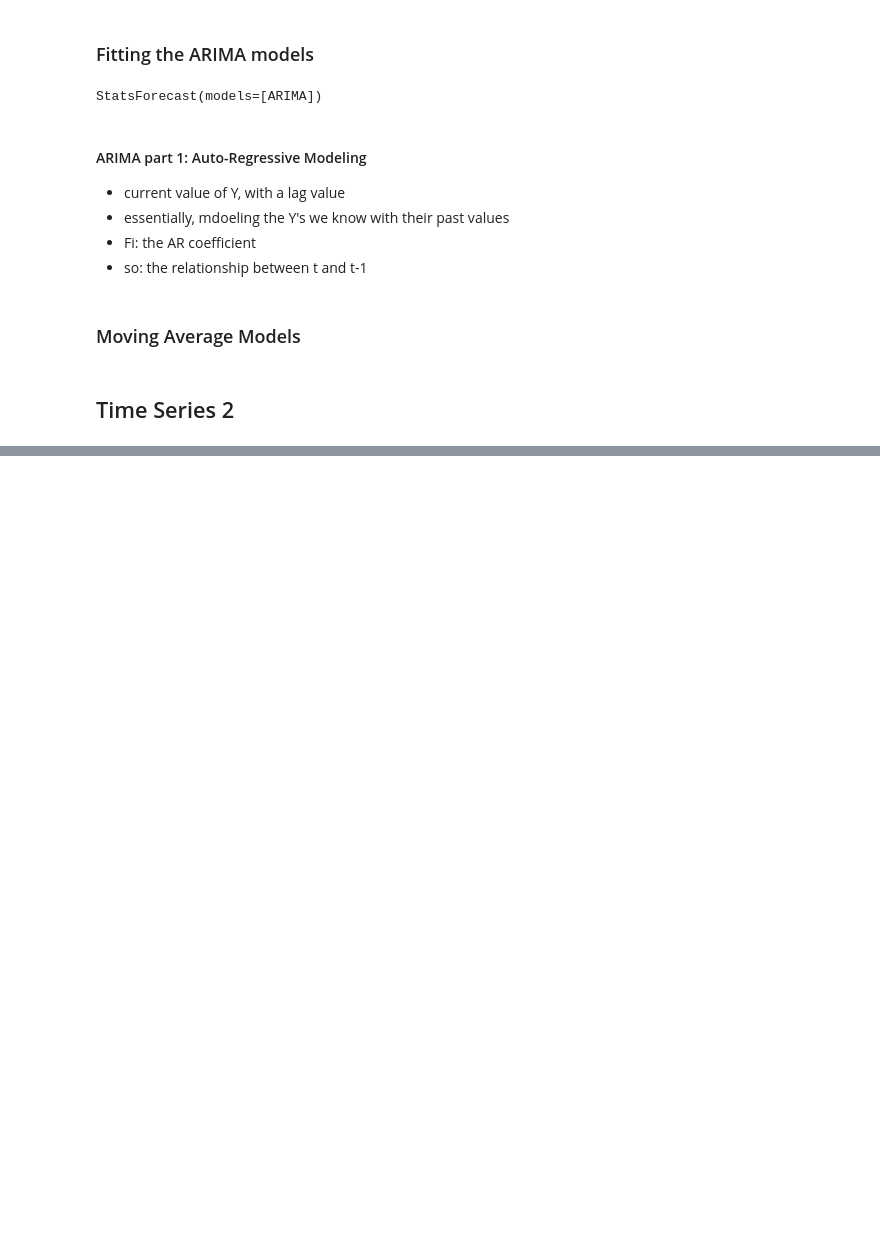
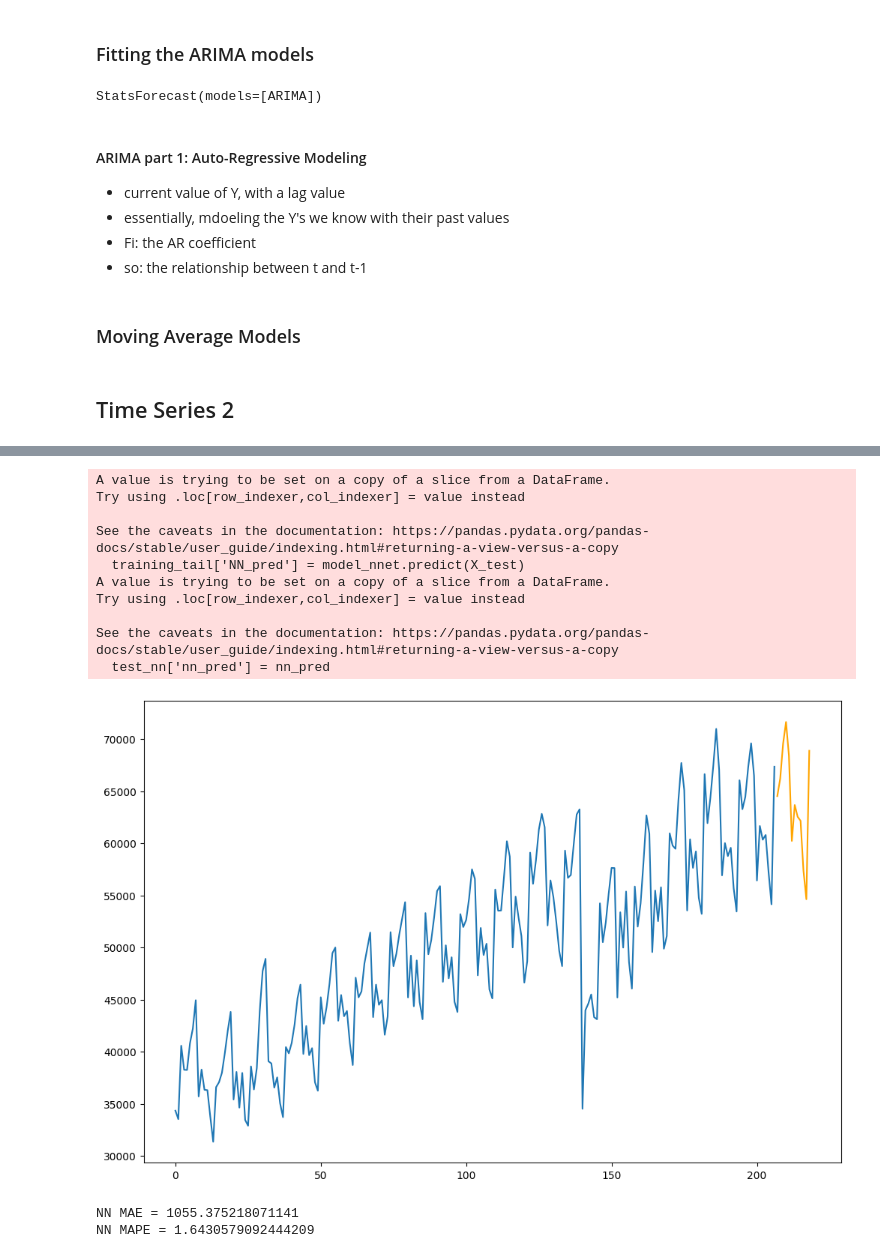
Before and after one commit to fred-lindsey/msa_ml_repo, a Jupyter notebook: time_series.ipynb, the cells around one changed output, grey strips where cells are left out. Saved outputs shown, nothing was run; the diff lists cells and outputs as text; code cells hidden in the pictures; blank space fills up the shorter version.

```diff
--- a/time_series.ipynb
+++ b/time_series.ipynb
@@ -991,0 +1053,44 @@ plt.plot(data = pass_df, x)
+# %%
+from sklearn.neural_network import MLPRegressor
+
+X = train_nn.drop(['Month', 'Year', 'Passengers', 'diff'], axis = 1).tail(159)
+y = train_nn['diff'].tail(159)
+
+model_nnet = MLPRegressor(hidden_layer_sizes = (3,), random_state=123, max_iter = 100000).fit(X, y)
+
+X_test = test_nn.drop(['Month', 'Year', 'Passengers', 'diff'], axis = 1)
+
+training_tail = train_nn.tail(12)
+
+training_tail['NN_pred'] = model_nnet.predict(X_test)
+
+nn_pred = training_tail['NN_pred'] + training_tail['Passengers']
+
+nn_pred.index = pd.RangeIndex(start=207, stop=207 + len(nn_pred)) #change here - made index types match for pred and test
+
+test_nn['nn_pred'] = nn_pred
+
+plt.cla()
+fcast = test_nn['nn_pred']
+ax = train_nn["Passengers"].plot(figsize=(12,8))
+fcast.plot(ax = ax,color = "orange")
+plt.show()
+# %% [output]
+A value is trying to be set on a copy of a slice from a DataFrame.
+Try using .loc[row_indexer,col_indexer] = value instead
+
+See the caveats in the documentation: https://pandas.pydata.org/pandas-docs/stable/user_guide/indexing.html#returning-a-view-versus-a-copy
+  training_tail['NN_pred'] = model_nnet.predict(X_test)
+A value is trying to be set on a copy of a slice from a DataFrame.
+Try using .loc[row_indexer,col_indexer] = value instead
+
+See the caveats in the documentation: https://pandas.pydata.org/pandas-docs/stable/user_guide/indexing.html#returning-a-view-versus-a-copy
+  test_nn['nn_pred'] = nn_pred
+[figure, added]
+# %%
+error = test_nn['Passengers'] - test_nn['nn_pred']
+MAPE = np.mean(abs(error)/test_nn['Passengers'])*100
+print("NN MAE =", np.mean(abs(error)), "\nNN MAPE =", MAPE)
+# %% [output]
+NN MAE = 1055.375218071141
+NN MAPE = 1.6430579092444209
```
Also changed, not shown: parts of 8 cells of this notebook, 39 other files.
